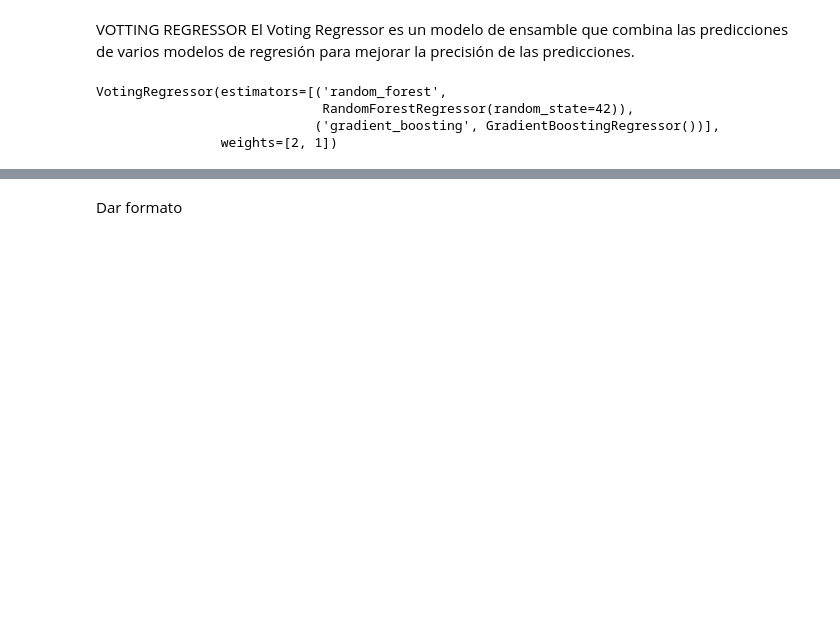
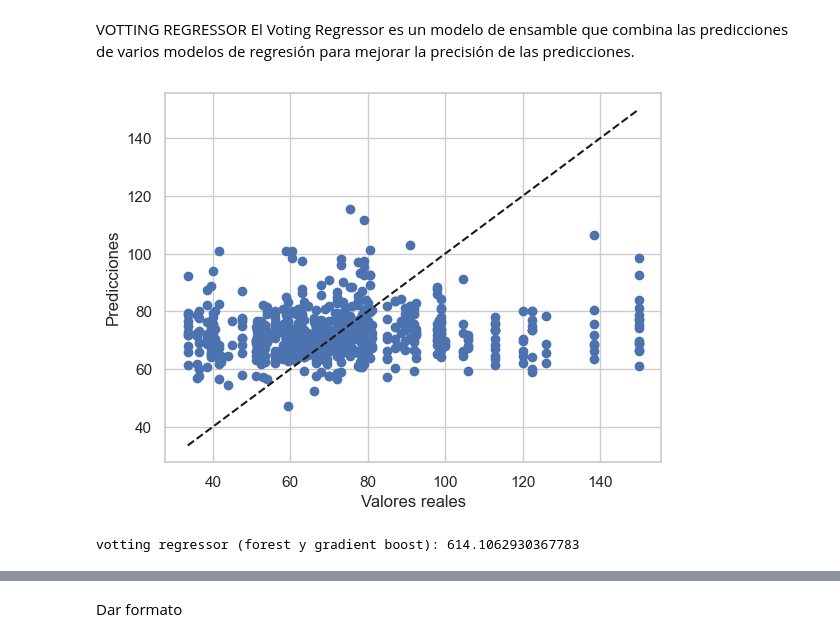
Before and after one commit to Skymine123/IA-FINAL, a Jupyter notebook: proyia/Copia_de_PROYECTO.ipynb, the cells around one changed output, grey strips where cells are left out. Drawn from its saved outputs; the diff is of its cells as text; code cells hidden in the pictures; blank space fills up the shorter version.

```diff
--- a/proyia/Copia_de_PROYECTO.ipynb
+++ b/proyia/Copia_de_PROYECTO.ipynb
@@ -1091,14 +1116,22 @@ array([[ 60.119694],
 # %% [markdown]
 VOTTING REGRESSOR
 El Voting Regressor es un modelo de ensamble que combina las predicciones de varios modelos de regresión para mejorar la precisión de las predicciones.
-# %%
-vr = VotingRegressor([('random_forest', rf), ('gradient_boosting', gb)], weights=[2,1])
-vr.fit(X_train, y_train)
-# %% [output]
-VotingRegressor(estimators=[('random_forest',
-                             RandomForestRegressor(random_state=42)),
-                            ('gradient_boosting', GradientBoostingRegressor())],
-                weights=[2, 1])
+# %%
+vr = VotingRegressor([('random_forest', rf), ('gradient_boosting', gb)], weights=[2,1])
+vr.fit(X_train, y_train)
+y_pred = vr.predict(X_test)
+# Crea una gráfica de dispersión de las predicciones vs los valores reales
+plt.scatter(y_test, y_pred)
+plt.plot([y_test.min(), y_test.max()], [y_test.min(), y_test.max()], '--k')
+plt.xlabel('Valores reales')
+plt.ylabel('Predicciones')
+plt.show()
+
+mse = mean_squared_error(y_test, y_pred)
+print("votting regressor (forest y gradient boost):", mse)
+# %% [output]
+[figure, added]
+votting regressor (forest y gradient boost): 614.1062930367783
 # %%
 rf.fit(X_train, y_train)
 y_pred = rf.predict(X_test)
```
Also changed, not shown: parts of 30 cells of this notebook.
